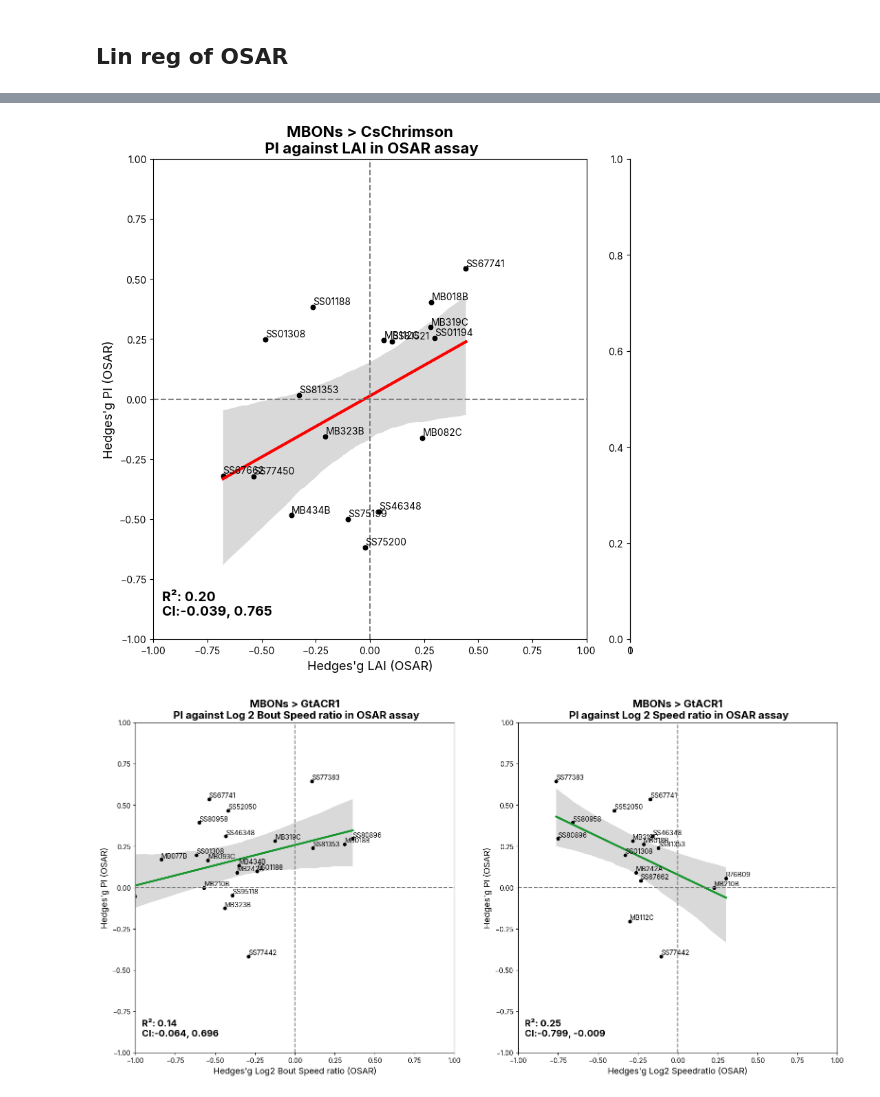
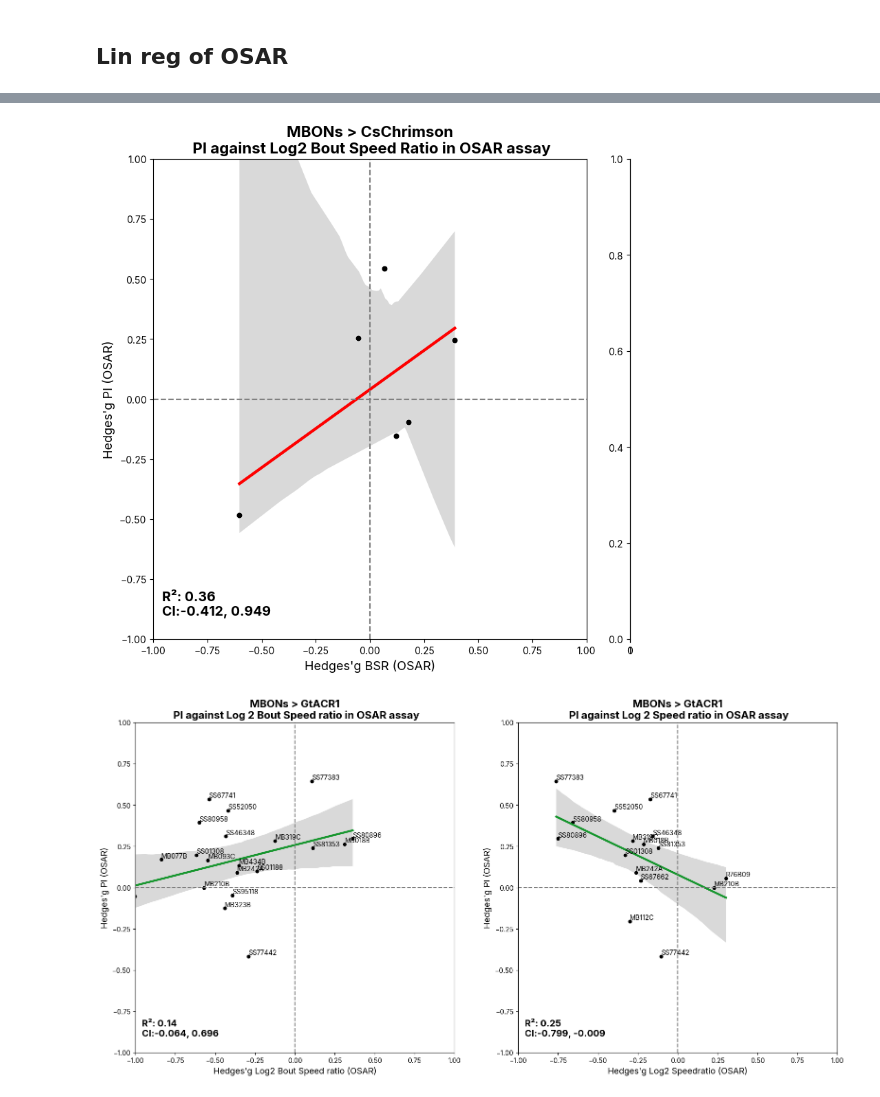
Before and after one commit to lnicole08/OSAR-Nicole-version, a Jupyter notebook: Falling-OSAR Linreg.ipynb, the cells around one changed output, grey strips where cells are left out. Drawn from its saved outputs; the diff is of its cells as text; code cells hidden in the pictures.

```diff
--- a/Falling-OSAR Linreg.ipynb
+++ b/Falling-OSAR Linreg.ipynb
@@ -174,3 +174,5 @@ MBONList = list(fallingexcel['MBON'].unique())
 lobelocation = MBONnamefile(MBONList, specifiedpath + "\\ACC Lab Dropbox\\ACC Lab\\Nicole Lee\\Data Compilation\\Falling_New\\")
 # %% [markdown]
 ## Lin reg of OSAR
+# %%
+mbon_in_aso = ["MB434B", "MB210B", "MB112C", "SS01194", "MB077B", "SS67741"]
@@ -182,58 +194,61 @@ plt.rcParams["font.family"] = "Inter"
 responder = 'Chrimson2'
 
 # Read the specific condition file
-totalmetriccomparison = pd.read_excel(specifiedpath + "ACC Lab Dropbox\\ACC Lab\\Nicole Lee\\Data Compilation\\2025 Complete raw values osar falling\\Totalcomparisonofallmetrics-Full.xlsx")
+totalmetriccomparison = pd.read_excel(specifiedpath + "\\ACC Lab Dropbox\\ACC Lab\\Nicole Lee\\Data Compilation\\2025 Complete raw values osar falling\\OSAR_bothresponders_Full.xlsx")
 
 if  responder == 'Chrimson2':
     responderrename = "CsChrimson"
     df_specificmbon = totalmetriccomparison[totalmetriccomparison['responder']=="Chrimson2"].reset_index(drop=True)
+    df_specificmbon =df_specificmbon[df_specificmbon['MBON'].isin(mbon_in_aso)]
     colorline = "#ff0000"
 
 if responder == 'ACR':
     responderrename = "GtACR1"
     df_specificmbon = totalmetriccomparison[totalmetriccomparison['responder']=="ACR"].reset_index(drop=True)
+    df_specificmbon = df_specificmbon[df_specificmbon['MBON'].isin(mbon_in_aso)]
     colorline = "#14962c"
 
 figosarplot, axscatter_o = plt.subplots(1, 2, figsize=(8, 8), gridspec_kw={"width_ratios":[1,0]})
 
+df02omitteddf = df_specificmbon.copy()
 # First subplot
 y_label_1 = 'PI_Hg_OSAR'
-x_label_1 = 'Light Attraction Index_Hg_OSAR'
+x_label_1 = 'Log2 Bout Speed ratio_Hg_OSAR'
 
-df02omitteddf = df_specificmbon[~((df_specificmbon[x_label_1].abs() < 0.2) & (df_specificmbon[y_label_1].abs() < 0.2))].reset_index(drop=True)
-df02omitteddf = df02omitteddf[~df02omitteddf['MBON'].isin(['VT999036'])]
+# df02omitteddf = df_specificmbon[~((df_specificmbon[x_label_1].abs() < 0.2) & (df_specificmbon[y_label_1].abs() < 0.2))].reset_index(drop=True)
+# df02omitteddf = df02omitteddf[~df02omitteddf['MBON'].isin(['VT999036'])]
 
 sns.regplot(x=x_label_1, y=y_label_1, data=df02omitteddf, ci = 95, scatter = False, line_kws={"color": "black"}, ax=axscatter_o[0]) #ci color
 sns.regplot(x=x_label_1, y=y_label_1, data=df02omitteddf, ci = 0, scatter = False, line_kws={"color": colorline, 'lw': 3}, ax=axscatter_o[0])  #line color
 sns.scatterplot(x=x_label_1, y=y_label_1, data=df02omitteddf, s = 40, color = 'k', ax=axscatter_o[0])
 
 axscatter_o[0].set_ylabel("Hedges'g PI (OSAR)", fontsize = 13)
-axscatter_o[0].set_xlabel("Hedges'g LAI (OSAR)", fontsize = 13)
+axscatter_o[0].set_xlabel("Hedges'g BSR (OSAR)", fontsize = 13)
 axscatter_o[0].grid(False)
 axscatter_o[0].set_ylim([-1, 1])
 axscatter_o[0].set_xlim([-1, 1])
 axscatter_o[0].axvline(0, c=(.5, .5, .5), ls= '--')
 axscatter_o[0].axhline(0, c=(.5, .5, .5), ls= '--')
-axscatter_o[0].set_title("MBONs > " + responderrename + "\n PI against LAI in OSAR assay", weight = "bold", fontfamily = "Inter", fontsize = 16)
+axscatter_o[0].set_title("MBONs > " + responderrename + "\n PI against Log2 Bout Speed Ratio in OSAR assay", weight = "bold", fontfamily = "Inter", fontsize = 16)
 axscatter_o[0].yaxis.set_tick_params(labelbottom=True)
 
-for n, k in enumerate(df02omitteddf['MBON']):
-    axscatter_o[0].annotate(k, (df02omitteddf.loc[n,x_label_1], df02omitteddf.loc[n,y_label_1]+0.01), fontsize = 10)
+# for n, k in enumerate(df02omitteddf['MBON']):
+#     axscatter_o[0].annotate(k, (df02omitteddf.loc[n,x_label_1], df02omitteddf.loc[n,y_label_1]+0.01), fontsize = 10)
 
 #correlation for first subplot
 pearsonscorrelation_cr2_1 = scipy.stats.pearsonr(df02omitteddf[x_label_1], df02omitteddf[y_label_1]) #correlation instead of linear regression: trying to find the relationship rather than causation
 civallow_cr2_1 = pearsonscorrelation_cr2_1.confidence_interval(confidence_level=0.95)[0]
 civalhigh_cr2_1 = pearsonscorrelation_cr2_1.confidence_interval(confidence_level=0.95)[1]
 axscatter_o[0].annotate(f"R²: {(round(pearsonscorrelation_cr2_1[0],3))**2:.2f}" + "\nCI:" + str(round(civallow_cr2_1,3)) + ", " + str(round(civalhigh_cr2_1,3)), (0.02, 0.05),
                         ha = "left", xycoords = 'axes fraction', weight = "bold", fontsize = 14)
 
 plt.tight_layout()
 plt.subplots_adjust(top = 0.95, wspace=0.2)
 
 # plt.savefig(filesavedir + date + "_" + responder + "_linreg_in OSAR only.png", dpi = 1200, bbox_inches='tight')
 plt.savefig(filesavedir + date + "_" + responder + "_SPeedcomparisons_in OSAR only.svg")
 # %% [output]
-[figure, old version]
+[figure, new version]
 # %%
 #only for values above magnitude of 0.2 and no VT999036
 import scipy.stats
```
Also changed, not shown: parts of 7 cells of this notebook, 7 other files.
